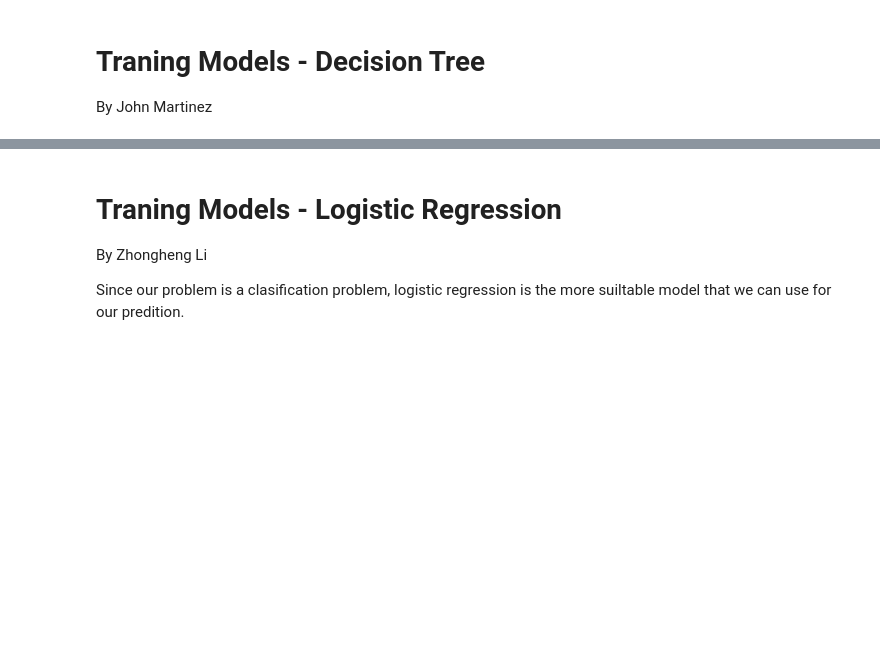
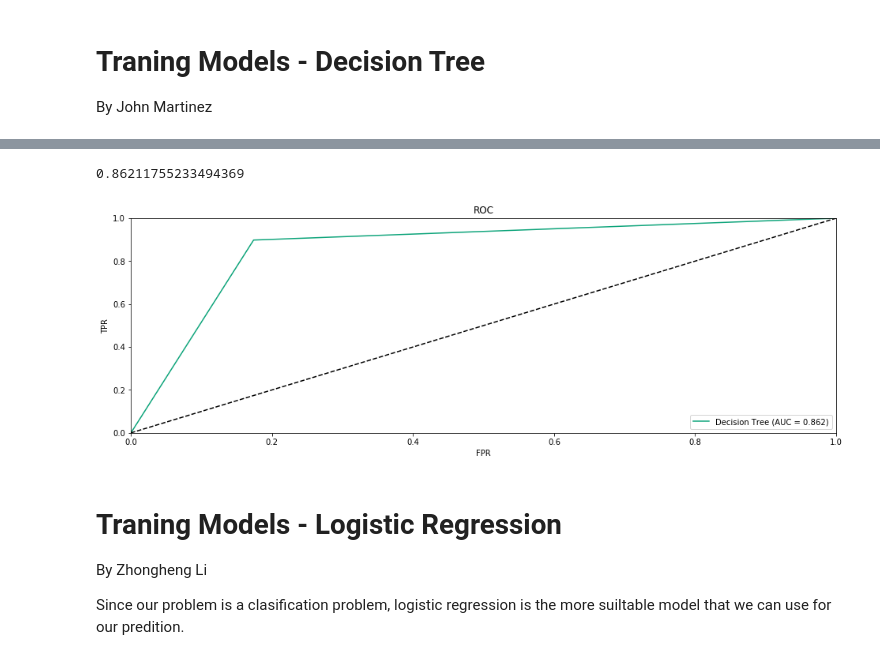
Before and after one commit to heng2j/-Twitter-Account-Bot-or-not-Bot, a Jupyter notebook: Prediction for Bot or not Bot twitter accounts.ipynb, the cells around one changed output, grey strips where cells are left out. Saved outputs shown, nothing was run; the diff lists cells and outputs as text; code cells hidden in the pictures; blank space fills up the shorter version.

```diff
--- a/Prediction for Bot or not Bot twitter accounts.ipynb
+++ b/Prediction for Bot or not Bot twitter accounts.ipynb
@@ -465,3 +558,10 @@ Take the average of decision tree AUC score: 0.857403144185
+# %%
+preds_dt=dt.predict_proba(X_test[treeNames])[:,1]
+# %%
+plotUnivariateROC(preds_dt, Y_test, 'Decision Tree')
+# %% [output]
+0.86211755233494369
+[figure, added]
 # %% [markdown]
 # Traning Models - Logistic Regression
 By Zhongheng Li
```
Also changed, not shown: parts of 45 cells of this notebook.
